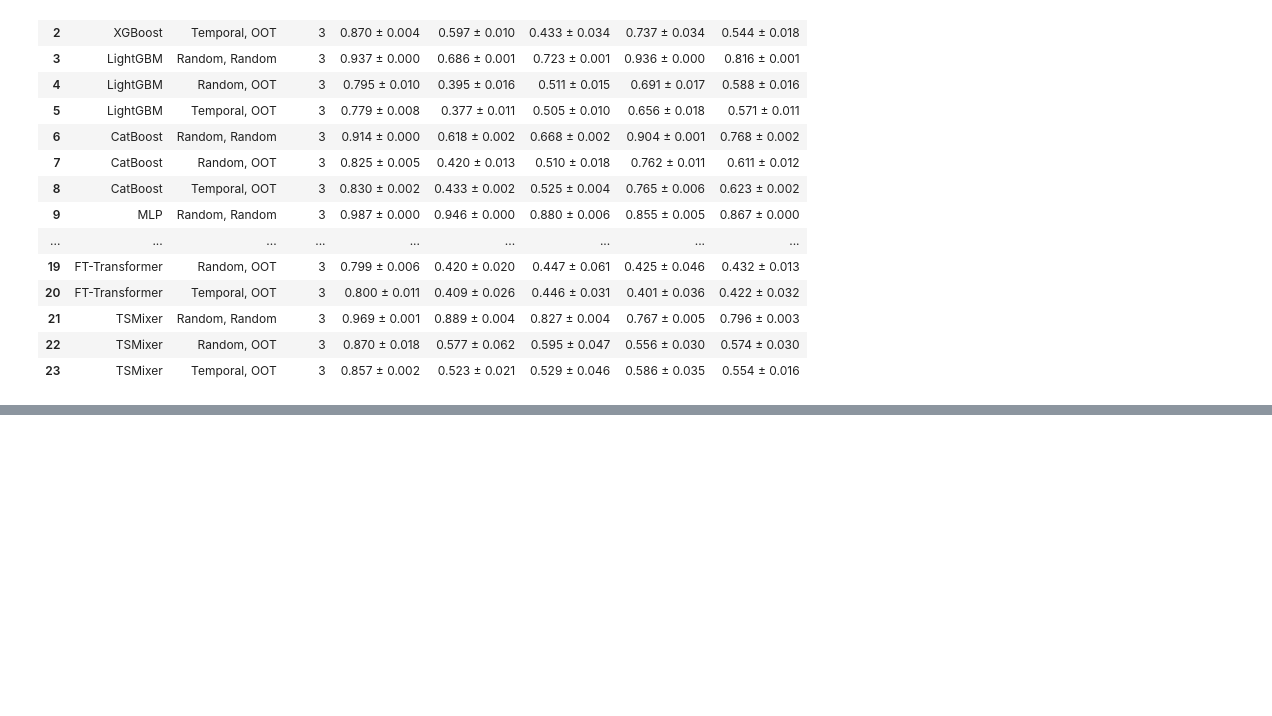
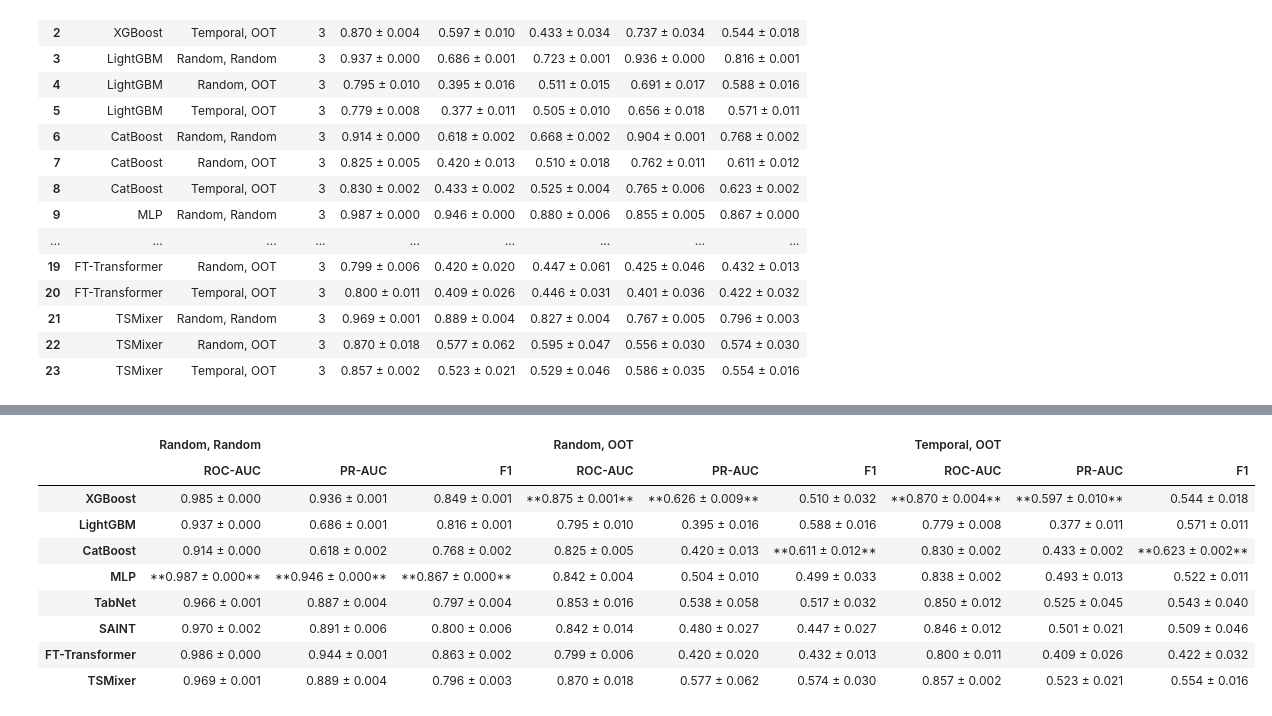
Before and after one commit to tachyon-org/batch-queue-prediction, a Jupyter notebook: scripts/plotting/failure-prediction.ipynb, the cells around one changed output, grey strips where cells are left out. Drawn from its saved outputs; the diff is of its cells as text; code cells hidden in the pictures; blank space fills up the shorter version.

```diff
--- a/scripts/plotting/failure-prediction.ipynb
+++ b/scripts/plotting/failure-prediction.ipynb
@@ -456,0 +460,93 @@ Seeds aggregated per bar: [3]
+# %%
+# Paper table (tab:results_failure_overall): mean +/- sample SD over seeds for the three
+# protocols in the bar chart above. Random, Random = the random arm on its own test set;
+# Random, OOT and Temporal, OOT = each arm on the shared out-of-time set. Best per
+# protocol and metric in bold. Shown here and written as LaTeX to
+# output/failure_table.tex. Models without results yet are left out.
+import os
+import pandas as pd
+from eval.helper import load_results, aggregate_seeds
+
+TABLE_MODELS = [
+    ("xgboost", r"XGBoost~\cite{chen_xgboost_2016}"),
+    ("lightgbm", r"LightGBM~\cite{ke_lightgbm}"),
+    ("catboost", r"CatBoost~\cite{catboost}"),
+    ("mlp", "MLP"),
+    ("tabnet", r"TabNet~\cite{arik_tabnet_2021}"),
+    ("saint", r"SAINT~\cite{saint}"),
+    ("ft", r"FT-Transformer~\cite{ft_transformer}"),
+    ("tsmixer", r"TSMixer~\cite{chen_tsmixer_2023}"),
+]
+# (metric key, LaTeX header, notebook header, better, number format)
+TABLE_COLS = [("roc_auc", r"\textbf{ROC-AUC}", "ROC-AUC", max, "{:.3f}"),
+              ("pr_auc", r"\textbf{PR-AUC}", "PR-AUC", max, "{:.3f}"),
+              ("f1", r"$\mathbf{F_1}$", "F1", max, "{:.3f}")]
+# (training arm, label, metric prefix): the same three bars as the chart.
+ARMS = [("random", "Random, Random", ""),
+        ("random", "Random, OOT", "oot."),
+        ("temporal", "Temporal, OOT", "oot.")]
+
+_res = load_results("protocol_eval")
+_stats = {}
+for mk, _ in TABLE_MODELS:
+    for arm, alabel, pref in ARMS:
+        runs = [v for k, v in _res.get(mk, {}).items() if k.startswith(f"{arm}__seed")]
+        if runs:
+            agg = aggregate_seeds(runs)
+            _stats[mk, alabel] = {c: (agg[pref + c]["mean"], agg[pref + c]["std"], agg[pref + c]["n"])
+                                  for c, *_ in TABLE_COLS}
+_present = [(mk, name) for mk, name in TABLE_MODELS if any((mk, a) in _stats for _, a, _ in ARMS)]
+_best = {}
+for _, alabel, _ in ARMS:
+    for c, _, _, better, fmt in TABLE_COLS:
+        vals = [float(fmt.format(_stats[mk, alabel][c][0])) for mk, _ in _present if (mk, alabel) in _stats]
+        _best[alabel, c] = better(vals) if vals else None
+
+def _cell(mk, alabel, c, fmt, latex):
+    if (mk, alabel) not in _stats:
+        return "--"
+    mu, sd, _n = _stats[mk, alabel][c]
+    txt = f"{fmt.format(mu)} \\pm {fmt.format(sd)}" if latex else f"{fmt.format(mu)} ± {fmt.format(sd)}"
+    bold = float(fmt.format(mu)) == _best[alabel, c]
+    if latex:
+        return f"$\\mathbf{{{txt}}}$" if bold else f"${txt}$"
+    return f"**{txt}**" if bold else txt
+
+# Notebook view
+_df = pd.DataFrame({name.split("~")[0]: {(alabel, nb_hdr): _cell(mk, alabel, c, fmt, False)
+                                         for _, alabel, _ in ARMS for c, _, nb_hdr, _, fmt in TABLE_COLS}
+                    for mk, name in _present}).T
+display(_df)
+print("seeds per model/protocol:", {f"{mk}/{a}": v[TABLE_COLS[0][0]][2] for (mk, a), v in _stats.items()})
+
+# LaTeX, in the layout of the wait-time table
+_n = len(TABLE_COLS)
+_lines = [r"\begin{table*}[ht]", r"\centering",
+          r"\caption{Multi-seed averaged performance metrics ($\text{Mean} \pm \text{Std}$) for "
+          r"job failure prediction comparing the Random, Random; Random, OOT; and Temporal, OOT "
+          r"protocols across all models.}",
+          r"\setlength{\tabcolsep}{3.5pt}", r"\begin{tabular}{l" + "c" * (_n * len(ARMS)) + "}", r"\hline",
+          "& " + " & ".join(f"\\multicolumn{{{_n}}}{{c}}{{\\textbf{{{a}}}}}" for _, a, _ in ARMS) + r" \\",
+          " ".join(f"\\cline{{{2 + _n * i}-{1 + _n * (i + 1)}}}" for i in range(len(ARMS))),
+          r"\textbf{Model} & " + " & ".join(f"$\\uparrow$ {h}" for _ in ARMS for _, h, *_ in TABLE_COLS) + r" \\",
+          r"\hline"]
+_w = max(len(n) for _, n in _present) if _present else 0
+for mk, name in _present:
+    _lines.append(f"{name:<{_w}} & " + " & ".join(_cell(mk, alabel, c, fmt, True)
+                                                   for _, alabel, _ in ARMS for c, _, _, _, fmt in TABLE_COLS) + r" \\")
+_lines += [r"\hline", r"\end{tabular}", r"\label{tab:results_failure_overall}", r"\end{table*}"]
+os.makedirs("output", exist_ok=True)
+with open("output/failure_table.tex", "w") as f:
+    f.write("\n".join(_lines) + "\n")
+print("\n".join(_lines))
+# %% [output]
+|  | Random, Random |  |  | Random, OOT |  |  | Temporal, OOT |  |  |
+|  | ROC-AUC | PR-AUC | F1 | ROC-AUC | PR-AUC | F1 | ROC-AUC | PR-AUC | F1 |
+| XGBoost | 0.985 ± 0.000 | 0.936 ± 0.001 | 0.849 ± 0.001 | **0.875 ± 0.001** | **0.626 ± 0.009** | 0.510 ± 0.032 | **0.870 ± 0.004** | **0.597 ± 0.010** | 0.544 ± 0.018 |
+| LightGBM | 0.937 ± 0.000 | 0.686 ± 0.001 | 0.816 ± 0.001 | 0.795 ± 0.010 | 0.395 ± 0.016 | 0.588 ± 0.016 | 0.779 ± 0.008 | 0.377 ± 0.011 | 0.571 ± 0.011 |
+| CatBoost | 0.914 ± 0.000 | 0.618 ± 0.002 | 0.768 ± 0.002 | 0.825 ± 0.005 | 0.420 ± 0.013 | **0.611 ± 0.012** | 0.830 ± 0.002 | 0.433 ± 0.002 | **0.623 ± 0.002** |
+| MLP | **0.987 ± 0.000** | **0.946 ± 0.000** | **0.867 ± 0.000** | 0.842 ± 0.004 | 0.504 ± 0.010 | 0.499 ± 0.033 | 0.838 ± 0.002 | 0.493 ± 0.013 | 0.522 ± 0.011 |
+| TabNet | 0.966 ± 0.001 | 0.887 ± 0.004 | 0.797 ± 0.004 | 0.853 ± 0.016 | 0.538 ± 0.058 | 0.517 ± 0.032 | 0.850 ± 0.012 | 0.525 ± 0.045 | 0.543 ± 0.040 |
+| SAINT | 0.970 ± 0.002 | 0.891 ± 0.006 | 0.800 ± 0.006 | 0.842 ± 0.014 | 0.480 ± 0.027 | 0.447 ± 0.027 | 0.846 ± 0.012 | 0.501 ± 0.021 | 0.509 ± 0.046 |
+| FT-Transformer | 0.986 ± 0.000 | 0.944 ± 0.001 | 0.863 ± 0.002 | 0.799 ± 0.006 | 0.420 ± 0.020 | 0.432 ± 0.013 | 0.800 ± 0.011 | 0.409 ± 0.026 | 0.422 ± 0.032 |
+| TSMixer | 0.969 ± 0.001 | 0.889 ± 0.004 | 0.796 ± 0.003 | 0.870 ± 0.018 | 0.577 ± 0.062 | 0.574 ± 0.030 | 0.857 ± 0.002 | 0.523 ± 0.021 | 0.554 ± 0.016 |
```
Also changed, not shown: parts of 4 cells of this notebook, 2 other files.
